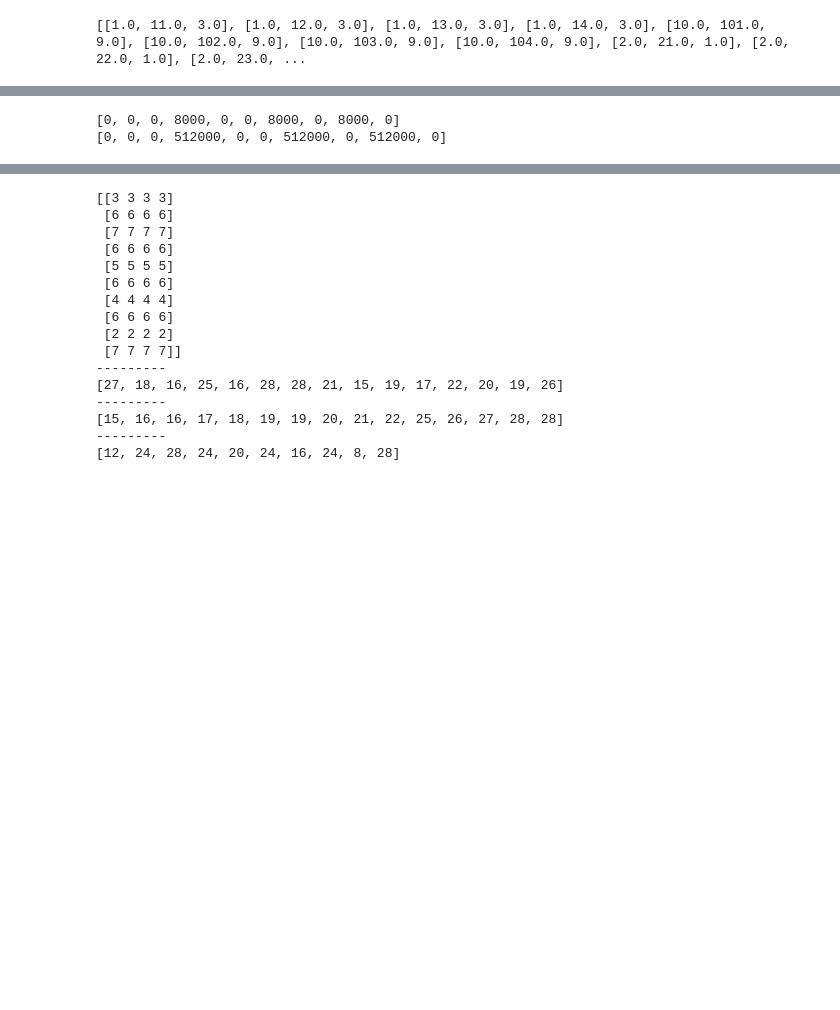
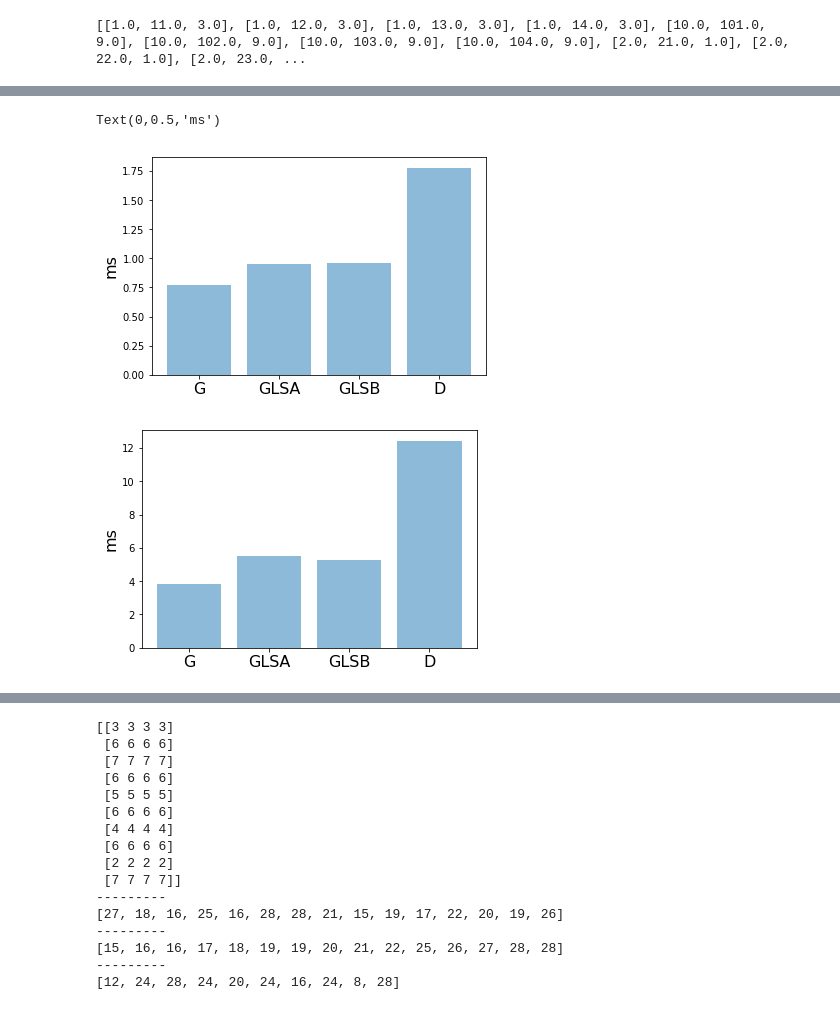
Before and after one commit to phananh1010/csc8820-vnf-simulator, a Jupyter notebook: simulate_delay.ipynb, the cells around one changed output, grey strips where cells are left out. Saved outputs shown, nothing was run; the diff lists cells and outputs as text; code cells hidden in the pictures; blank space fills up the shorter version.

```diff
--- a/simulate_delay.ipynb
+++ b/simulate_delay.ipynb
@@ -103,7 +253,14 @@ print dat.tolist()
 #dat_maxmin = [[1, 1, 1], [1, 2, 1], [1, 3, 1], [1, 4, 1], [2, 1, 1], [2, 2, 1], [2, 3, 2], [2, 4, 2], [3, 1, 2], [3, 2, 2], [3, 3, 3], [3, 4, 3], [4, 1, 3], [4, 2, 3], [4, 3, 4], [4, 4, 4], [5, 1, 4], [5, 2, 4], [5, 3, 5], [5, 4, 5], [6, 1, 5], [6, 2, 5], [6, 3, 6], [6, 4, 6], [7, 1, 1], [7, 2, 4], [7, 3, 5], [7, 4, 6], [8, 1, 1], [8, 2, 4], [8, 3, 5], [8, 4, 6], [9, 1, 2], [9, 2, 6], [9, 3, 7], [9, 4, 7], [10, 1, 8], [10, 2, 9], [10, 3, 9], [10, 4, 9]]
 #dat_maxmin = np.array(dat_maxmin)
 
+#chain deployment using my own data
 dat_minmax = [[1.0, 11.0, 3.0], [1.0, 12.0, 3.0], [1.0, 13.0, 3.0], [1.0, 14.0, 3.0], [10.0, 101.0, 9.0], [10.0, 102.0, 9.0], [10.0, 103.0, 9.0], [10.0, 104.0, 9.0], [2.0, 21.0, 1.0], [2.0, 22.0, 1.0], [2.0, 23.0, 1.0], [2.0, 24.0, 1.0], [3.0, 31.0, 15.0], [3.0, 32.0, 2.0], [3.0, 33.0, 2.0], [3.0, 34.0, 2.0], [4.0, 41.0, 11.0], [4.0, 42.0, 11.0], [4.0, 43.0, 11.0], [4.0, 44.0, 11.0], [5.0, 51.0, 5.0], [5.0, 52.0, 5.0], [5.0, 53.0, 5.0], [5.0, 54.0, 5.0], [6.0, 61.0, 13.0], [6.0, 62.0, 6.0], [6.0, 63.0, 6.0], [6.0, 64.0, 6.0], [7.0, 71.0, 7.0], [7.0, 72.0, 7.0], [7.0, 73.0, 7.0], [7.0, 74.0, 7.0], [8.0, 81.0, 15.0], [8.0, 82.0, 4.0], [8.0, 83.0, 4.0], [8.0, 84.0, 4.0], [9.0, 91.0, 8.0], [9.0, 92.0, 8.0], [9.0, 93.0, 8.0], [9.0, 94.0, 8.0]]
 dat_minmax = np.array(dat_minmax)
 dat_maxmin = [[1.0, 11.0, 3.0], [1.0, 12.0, 3.0], [1.0, 13.0, 3.0], [1.0, 14.0, 3.0], [10.0, 101.0, 9.0], [10.0, 102.0, 9.0], [10.0, 103.0, 9.0], [10.0, 104.0, 9.0], [2.0, 21.0, 1.0], [2.0, 22.0, 1.0], [2.0, 23.0, 1.0], [2.0, 24.0, 1.0], [3.0, 31.0, 15.0], [3.0, 32.0, 2.0], [3.0, 33.0, 2.0], [3.0, 34.0, 2.0], [4.0, 41.0, 11.0], [4.0, 42.0, 11.0], [4.0, 43.0, 11.0], [4.0, 44.0, 11.0], [5.0, 51.0, 5.0], [5.0, 52.0, 5.0], [5.0, 53.0, 5.0], [5.0, 54.0, 5.0], [6.0, 61.0, 13.0], [6.0, 62.0, 6.0], [6.0, 63.0, 6.0], [6.0, 64.0, 6.0], [7.0, 71.0, 7.0], [7.0, 72.0, 7.0], [7.0, 73.0, 7.0], [7.0, 74.0, 7.0], [8.0, 81.0, 15.0], [8.0, 82.0, 4.0], [8.0, 83.0, 4.0], [8.0, 84.0, 4.0], [9.0, 91.0, 8.0], [9.0, 92.0, 8.0], [9.0, 93.0, 8.0], [9.0, 94.0, 8.0]]
 dat_maxmin = np.array(dat_maxmin)
+
+#chain deployment with Mart's implementation
+GLS_A = parse_text(GLSA_D_raw)
+GLS_B = parse_text(GLSB_D_raw)
+dat_minmax = GLS_A
+dat_maxmin = GLS_B
@@ -132,25 +267,31 @@ print delay_list_64k
-# %%
-#dat = dat_minmax
-
-PACKET_SIZE = 1000
-packet_list_1k = []
-packet_list_64k = []
-#dat = dat_maxmin
-for i in range(10):
-    tmp = dat[dat[:, 0] == i]
-    packet1k = 0
-    packet64k = 0
-    for j in range(len(tmp)-1):
-        if tmp[j, -1] != tmp[j+1, -1]:
-            packet1k += 1000*8
-            packet64k += 64000*8
-        elif tmp[j, -1] == tmp[j+1, -1]:
-            packet1k += 0
-            packet64k += 0
-    packet_list_1k.append(packet1k)
-    packet_list_64k.append(packet64k)
-print packet_list_1k
-print packet_list_64k
-# %% [output]
-[0, 0, 0, 8000, 0, 0, 8000, 0, 8000, 0]
-[0, 0, 0, 512000, 0, 0, 512000, 0, 512000, 0]
+# %%
+minmax_delay_1k, minmax_delay_64k = calc_delay(dat_minmax)
+maxmin_delay_1k, maxmin_delay_64k = calc_delay(dat_maxmin)
+
+minmax_packet_1k, minmax_packet_64k = calc_bandwidth(dat_minmax)
+maxmin_packet_1k, maxmin_packet_64k = calc_bandwidth(dat_maxmin)
+# %%
+y = np.array([intra_1k_mean, (minmax_delay_1k.mean())/3., (maxmin_delay_1k.mean())/3., inter_1k_mean])
+y = y*3
+x = range(len(y))
+object_list = ['G','GLSA', 'GLSB', 'D']
+plt.bar(x, y, align='center', alpha=0.5)
+plt.xticks(x, object_list, fontsize=16)
+plt.xlabel('', fontsize=16)
+#plt.title('Delay for different placement strategies. Packetsize = 1000 Bytes')
+plt.ylabel('ms', fontsize=16)
+plt.figure()
+
+y = np.array([intra_64k_mean, (minmax_delay_64k.mean())/3., (maxmin_delay_64k.mean())/3., inter_64k_mean])
+y = y*3
+x = range(len(y))
+object_list = ['G','GLSA', 'GLSB', 'D']
+plt.bar(x, y, align='center', alpha=0.5)
+plt.xticks(x, object_list, fontsize=16)
+plt.xlabel('')
+plt.ylabel('ms', fontsize=16)
+#plt.title('Delay for different placement strategies. Packetsize = 64000 Bytes')
+# %% [output]
+Text(0,0.5,'ms')
+[figure, added]
+[figure, added]
```
Also changed, not shown: parts of 9 cells of this notebook, 1 other file.
